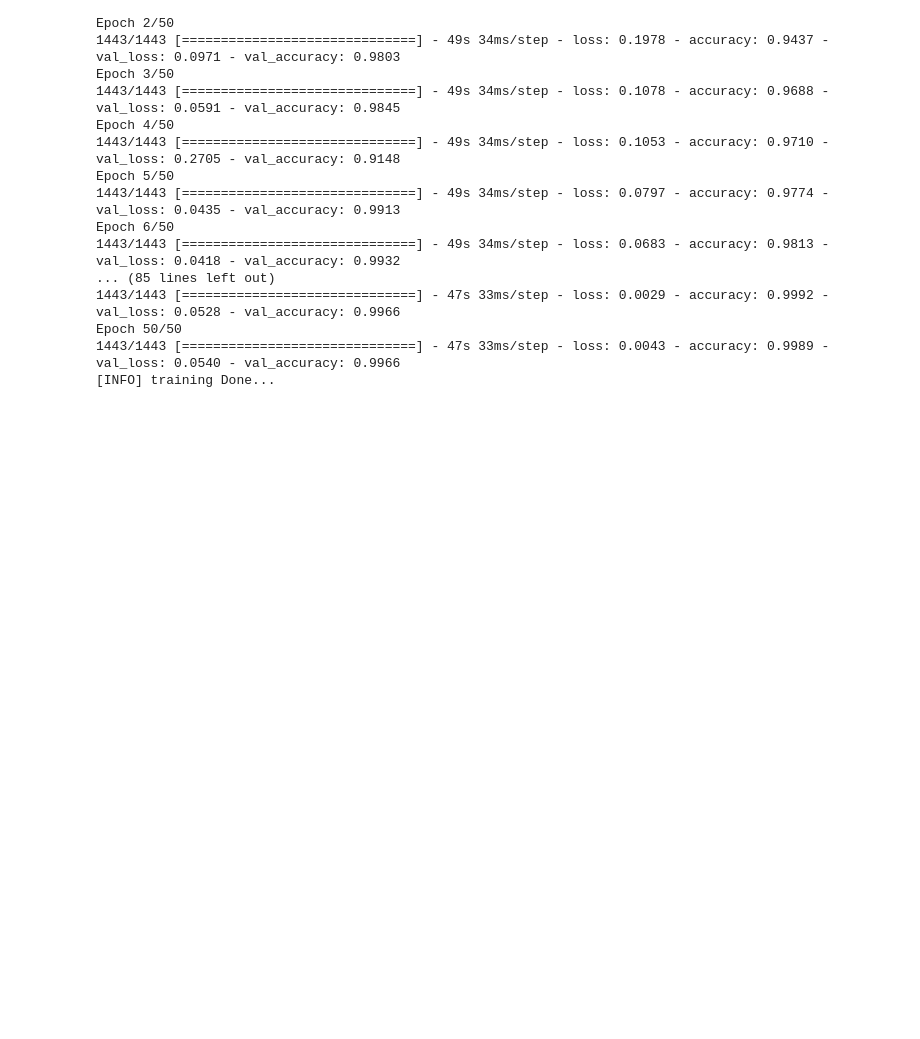
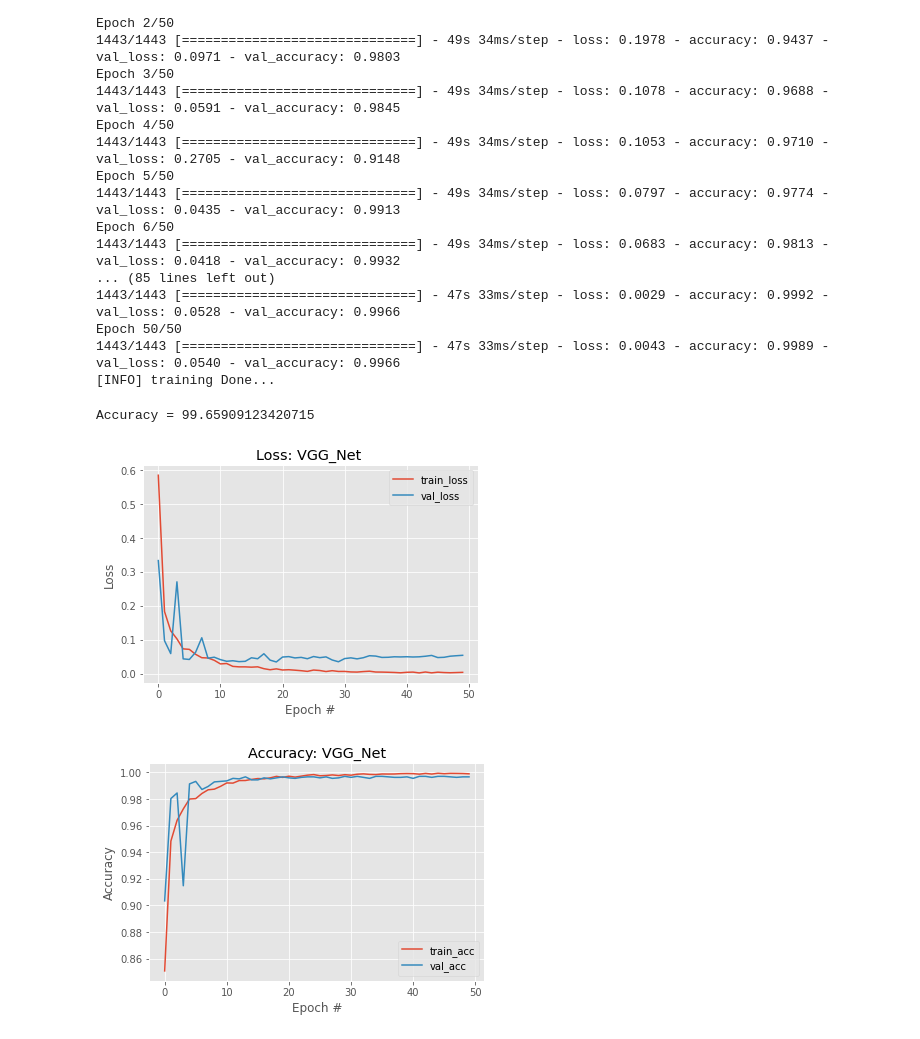
Before and after one commit to abderrazzaq-laanaoui/Machine-Learning-OCR-For-Tifinagh, a Jupyter notebook: ml_ocr.ipynb, the cells around one changed output. Drawn from its saved outputs; the diff is of its cells as text; code cells hidden in the pictures; blank space fills up the shorter version.

```diff
--- a/ml_ocr.ipynb
+++ b/ml_ocr.ipynb
@@ -236,6 +238,9 @@ num_channels = 1
 # we normalise (deviding all by 255.0) to make numbers between 0 => 1 instead of 0 => 255
 x_train = x_train.reshape(-1,50,50,1).astype("float32") / 255.0
 x_test = x_test.reshape(-1,50,50,1).astype("float32") / 255.0
+
+y_train = keras.utils.to_categorical(y_train, 33)
+y_test = keras.utils.to_categorical(y_test, 33)
 # %% [markdown]
 #### CREATE THE VGG16 MODEL
 # %%
@@ -363,3 +363,8 @@ Epoch 6/50
 Epoch 50/50
 1443/1443 [==============================] - 47s 33ms/step - loss: 0.0043 - accuracy: 0.9989 - val_loss: 0.0540 - val_accuracy: 0.9966
 [INFO] training Done...
+# %%
+scores = model.evaluate (x_test, y_test, verbose=0)
+print("Accuracy = "+str(scores[1]*100)+" \n")
+# %% [output]
+Accuracy = 99.65909123420715
@@ -365,0 +447,27 @@ Epoch 50/50
+# %%
+# plot the training loss
+N = np.arange(0, EPOCHS)
+plt.style.use("ggplot")
+plt.figure()
+plt.plot(N, H.history["loss"], label="train_loss")
+plt.plot(N, H.history["val_loss"], label="val_loss")
+plt.title("Loss: VGG_Net ")
+plt.xlabel("Epoch #")
+plt.ylabel("Loss")
+plt.legend()
+plt.savefig("Loss_plot_256.png")
+
+# plot the training accuracy
+N = np.arange(0, EPOCHS)
+plt.style.use("ggplot")
+plt.figure()
+plt.plot(N, H.history["accuracy"], label="train_acc")
+plt.plot(N, H.history["val_accuracy"], label="val_acc")
+plt.title("Accuracy: VGG_Net")
+plt.xlabel("Epoch #")
+plt.ylabel("Accuracy")
+plt.legend()
+plt.savefig("Accuracy_plot_256.png")
+# %% [output]
+[figure, added]
+[figure, added]
```
Also changed, not shown: parts of 5 cells of this notebook.
